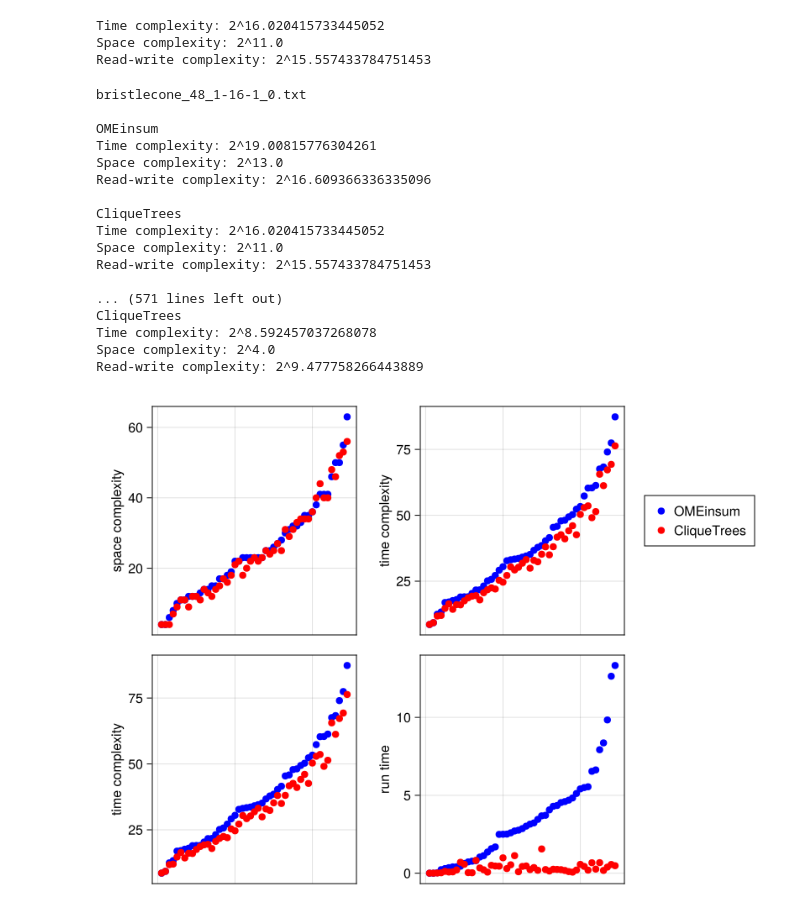
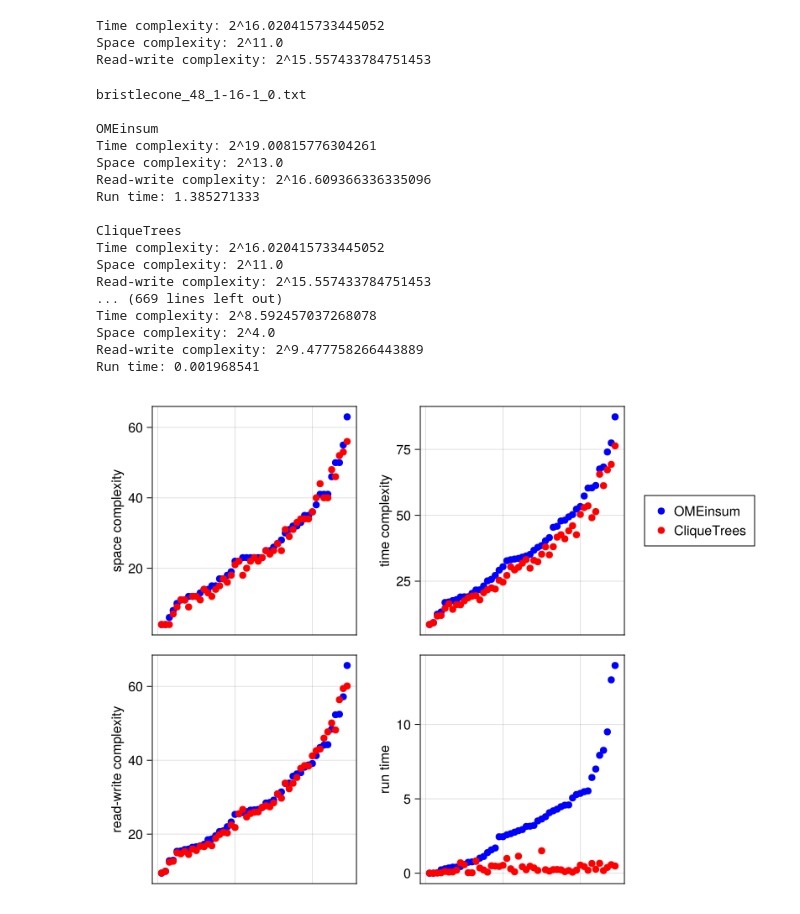
Before and after one commit to samuelsonric/CliqueTreesBenchmarks.jl, a Jupyter notebook: notebook.ipynb, the cells around one changed output. Cells and saved outputs as stored; diff of their text form; code cells hidden in the pictures.

```diff
--- a/notebook.ipynb
+++ b/notebook.ipynb
@@ -75,7 +75,7 @@ Read-write complexity: 2^15.557433784751453
 # %%
 dataframe = DataFrame(
     sc=Float64[],    # space complexity
-    tc=FloatKaHyParBipartitecomplexity
+    tc=Float64[],
     rwc=Float64[],   # read-write complexity
     time=Float64[],  # run time
     file = String[], # circuit file
@@ -118,9 +118,11 @@ for file in readdir("circuits")
         println()
         println("OMEinsum")
         println(complexity0)
+        println("Run time: $time0")
         println()
         println("CliqueTrees")
         println(complexity1)
+        println("Run time: $time1")
         println()
     end
 end
@@ -131,17 +133,17 @@ OMEinsum
 Time complexity: 2^19.00815776304261
 Space complexity: 2^13.0
 Read-write complexity: 2^16.609366336335096
+Run time: 1.385271333
 
 CliqueTrees
 Time complexity: 2^16.020415733445052
 Space complexity: 2^11.0
 Read-write complexity: 2^15.557433784751453
-
-... (571 lines left out)
-CliqueTrees
+... (669 lines left out)
 Time complexity: 2^8.592457037268078
 Space complexity: 2^4.0
 Read-write complexity: 2^9.477758266443889
+Run time: 0.001968541
 # %%
 figure = Figure(size = (450, 250))
 
@@ -152,34 +154,34 @@ axis = Axis(figure[1, 1], ylabel = "space complexity", xticksvisible = false, xt
 scatter!(axis, sc0[perm], color = :blue)
 scatter!(axis, sc1[perm], color = :red)
 
 tc0 = dataframe.tc[dataframe.label .== 0]
 tc1 = dataframe.tc[dataframe.label .== 1]
 perm = sortperm(tc0)
 axis = Axis(figure[1, 2], ylabel = "time complexity", xticksvisible = false, xticklabelsvisible = false)
 scatter!(axis, tc0[perm], color = :blue)
 scatter!(axis, tc1[perm], color = :red)
 
-rwc0 = dataframe.tc[dataframe.label .== 0]
-rwc1 = dataframe.tc[dataframe.label .== 1]
+rwc0 = dataframe.rwc[dataframe.label .== 0]
+rwc1 = dataframe.rwc[dataframe.label .== 1]
 perm = sortperm(rwc0)
-axis = Axis(figure[2, 1], ylabel = "time complexity", xticksvisible = false, xticklabelsvisible = false)
+axis = Axis(figure[2, 1], ylabel = "read-write complexity", xticksvisible = false, xticklabelsvisible = false)
 scatter!(axis, rwc0[perm], color = :blue)
 scatter!(axis, rwc1[perm], color = :red)
 
 time0 = dataframe.time[dataframe.label .== 0]
 time1 = dataframe.time[dataframe.label .== 1]
 perm = sortperm(time0)
 axis = Axis(figure[2, 2], ylabel = "run time", xticksvisible = false, xticklabelsvisible = false)
 plot0 = scatter!(axis, time0[perm], color = :blue)
 plot1 = scatter!(axis, time1[perm], color = :red)
 
 Legend(
     figure[1, 3],
     [plot0, plot1],
     ["OMEinsum", "CliqueTrees"]
 )
 
 save("figure.png", figure)
 figure
 # %% [output]
-[figure, old version]
+[figure, new version]
```
Also changed, not shown: 1 other file.
